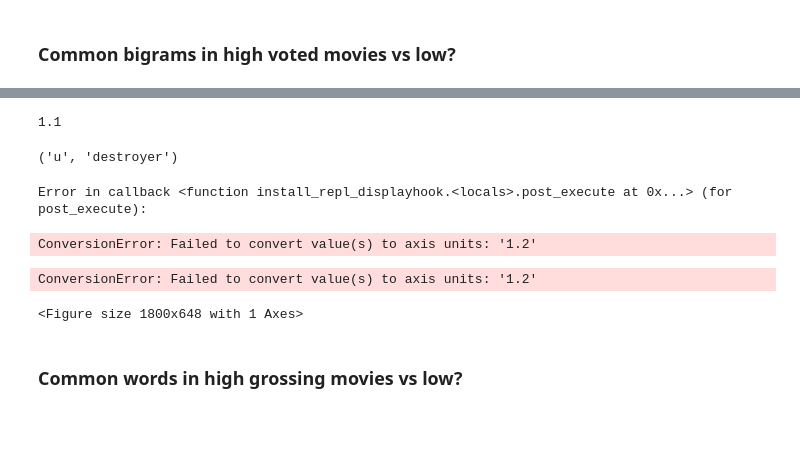
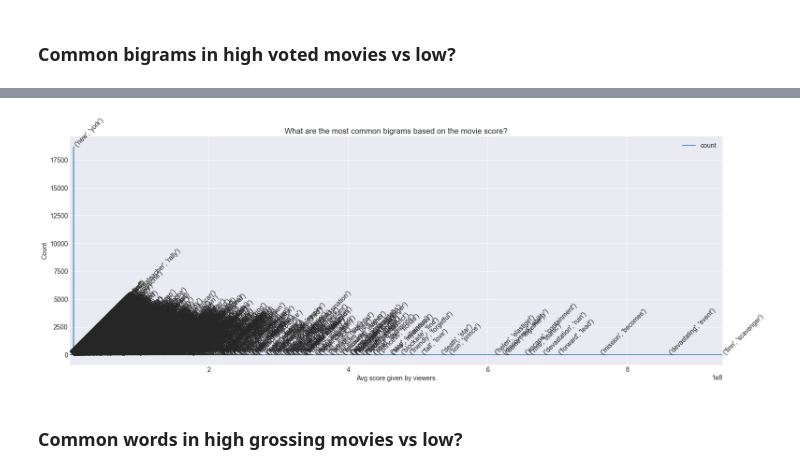
Before and after one commit to guedanie/movie_recommendation_model, a Jupyter notebook: wrangle_notebook.ipynb, the cells around one changed output, grey strips where cells are left out. Drawn from its saved outputs; the diff is of its cells as text; code cells hidden in the pictures; blank space fills up the shorter version.

```diff
--- a/wrangle_notebook.ipynb
+++ b/wrangle_notebook.ipynb
@@ -300,24 +283,13 @@ most_common_bigrams
-# %%
-most_common_bigrams.index[0]
-# %% [output]
-1.1
-# %%
-most_common_bigrams["most_frequent_bigram"].iloc[1]
-# %% [output]
-('u', 'destroyer')
 # %%
 fig, ax = plt.subplots(figsize=(25, 9))
 most_common_bigrams.plot(ax=ax)
-plt.title("What are the most common bigrams over time?")
+plt.title("What are the most common bigrams based on the movie score?")
 plt.ylabel("Count")
-plt.xlabel("Date Movie was Published")
+plt.xlabel("Avg score given by viewers")
 for i in range(1, most_common_bigrams.shape[0]):
     if most_common_bigrams["most_frequent_bigram"].iloc[i] != most_common_bigrams["most_frequent_bigram"].iloc[i-1]:
-        ax.text(f"{most_common_bigrams.index[i]}", most_common_bigrams["count"].iloc[i] + 20,  f"{most_common_bigrams.most_frequent_bigram.iloc[i]}", rotation = 45)
+        ax.text(most_common_bigrams.index[i], most_common_bigrams["count"].iloc[i],  f"{most_common_bigrams.most_frequent_bigram.iloc[i]}", rotation = 45)
 # %% [output]
-Error in callback <function install_repl_displayhook.<locals>.post_execute at 0x...> (for post_execute):
-ConversionError: Failed to convert value(s) to axis units: '1.2'
-ConversionError: Failed to convert value(s) to axis units: '1.2'
-<Figure size 1800x648 with 1 Axes>
+[figure, added]
 # %% [markdown]
 ### Common words in high grossing movies vs low?
```
Also changed, not shown: parts of 6 cells of this notebook.
